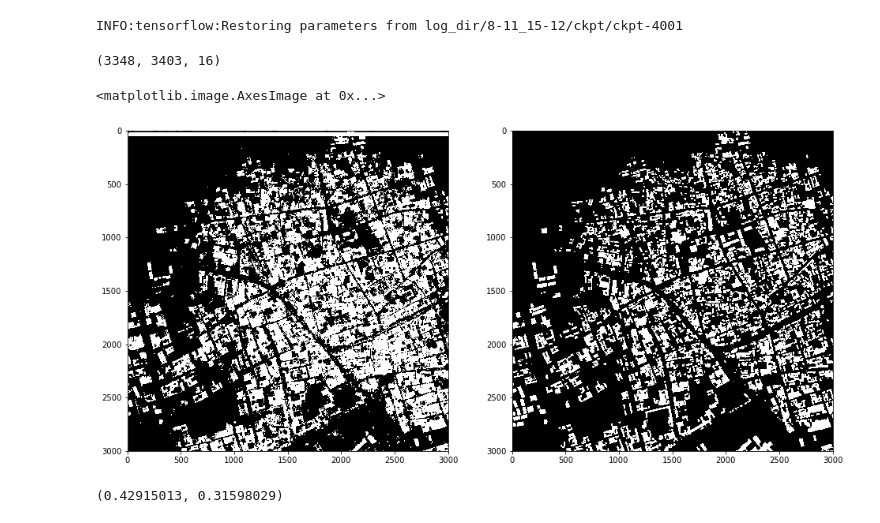
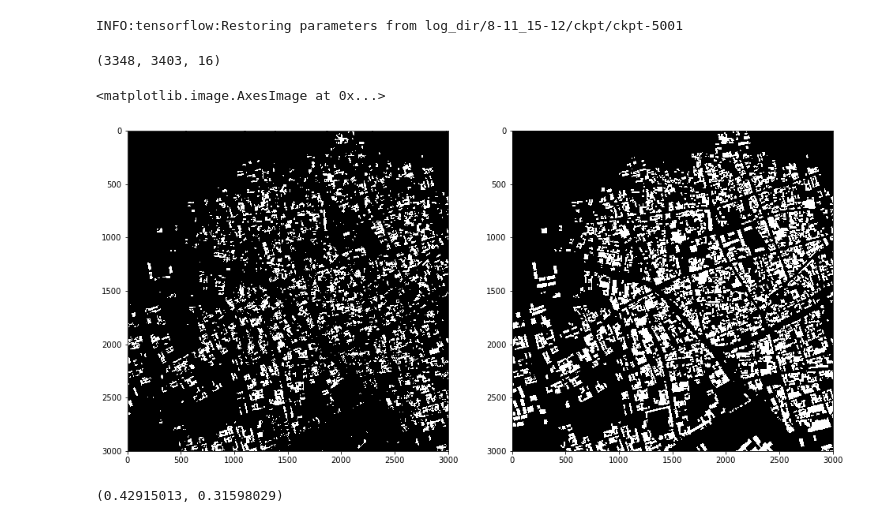
Before and after one commit to rogerxujiang/dstl_unet, a Jupyter notebook: test.ipynb, the cells around one changed output. Cells and saved outputs as stored; diff of their text form; code cells hidden in the pictures.

```diff
--- a/test.ipynb
+++ b/test.ipynb
@@ -169,23 +169,23 @@ config = tf.ConfigProto(device_count = {'GPU': 0})
 saver = tf.train.Saver()
 with tf.Session(config=config) as sess:
     sess.run(tf.global_variables_initializer())
-    saver.restore(sess, save_path='log_dir/8-11_15-12/ckpt/ckpt-4001')
+    saver.restore(sess, save_path='log_dir/8-11_15-12/ckpt/ckpt-5001')
     predictions, = sess.run([pred],
                            feed_dict = {img_in: np.reshape(img_data.train_feature[:3200, :3200, :],
                                                            [1, 3200, 3200, 16])})
 # %% [output]
-INFO:tensorflow:Restoring parameters from log_dir/8-11_15-12/ckpt/ckpt-4001
+INFO:tensorflow:Restoring parameters from log_dir/8-11_15-12/ckpt/ckpt-5001
 # %%
 img_data.train_feature.shape
 # %% [output]
 (3348, 3403, 16)
 # %%
 fig, axs = plt.subplots(1,2, figsize = [16, 8])
-axs[0].imshow((predictions > 0.5).astype(int)[0: 3000, 0: 3000], cmap = matplotlib.cm.gray)
+axs[0].imshow((predictions > 0.05).astype(int)[0: 3000, 0: 3000], cmap = matplotlib.cm.gray)
 axs[1].imshow(img_data.label[0: 3000, 0: 3000, 0], cmap = matplotlib.cm.gray)
 # %% [output]
 <matplotlib.image.AxesImage at 0x...>
-[figure, old version]
+[figure, new version]
 # %%
 np.mean(predictions), np.std(predictions)
 # %% [output]
```
Also changed, not shown: 3 other files.
